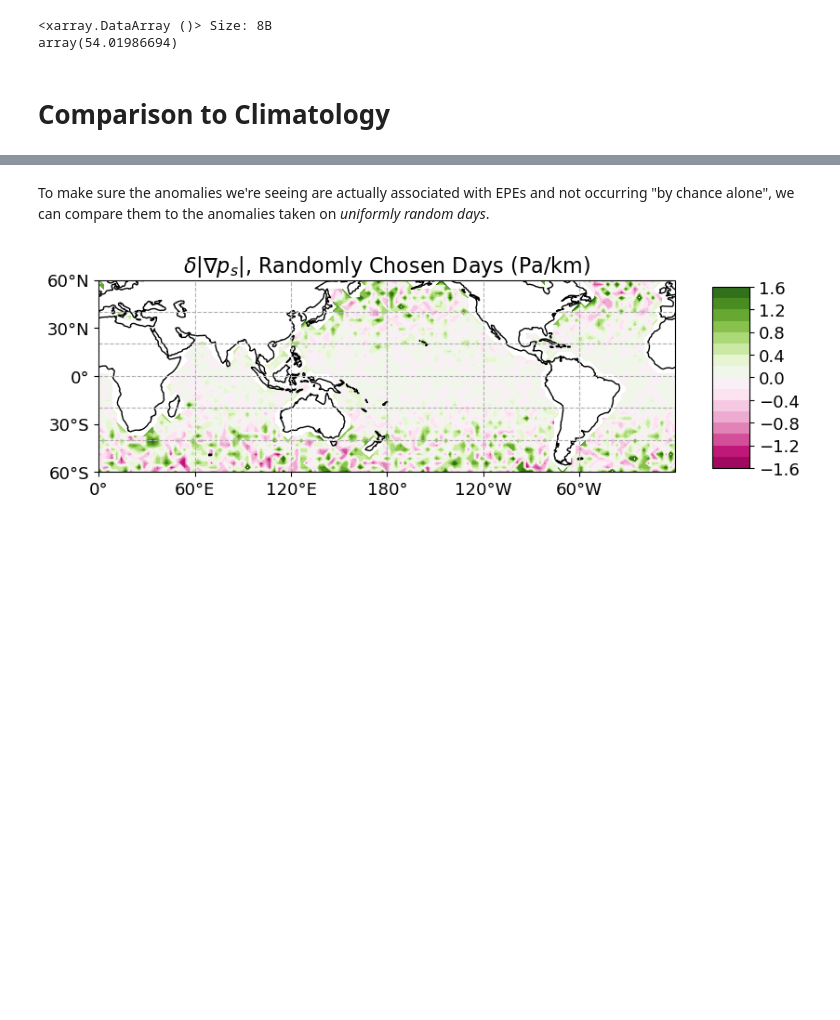
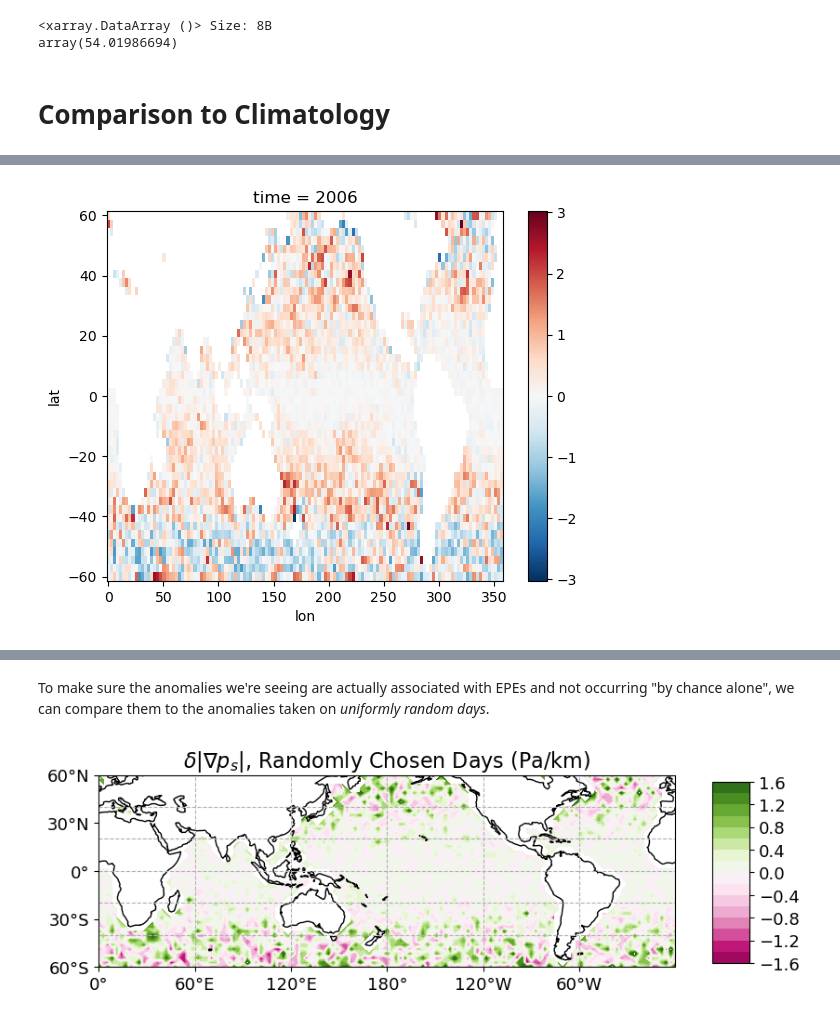
Before and after one commit to ageorgemorgan/epe-analysis, a Jupyter notebook: ps_investigation_cleaned_redux.ipynb, the cells around one changed output, grey strips where cells are left out. Drawn from its saved outputs; the diff is of its cells as text; code cells hidden in the pictures; blank space fills up the shorter version.

```diff
--- a/ps_investigation_cleaned_redux.ipynb
+++ b/ps_investigation_cleaned_redux.ipynb
@@ -164 +169,6 @@ def threshold_da(da, threshold):
+# %%
+da_grad_ps_anom.sel(time = 2006).plot()
+plt.show()
+# %% [output]
+[figure, added]
 # %%
```
Also changed, not shown: parts of 2 cells of this notebook, 2 other files.
